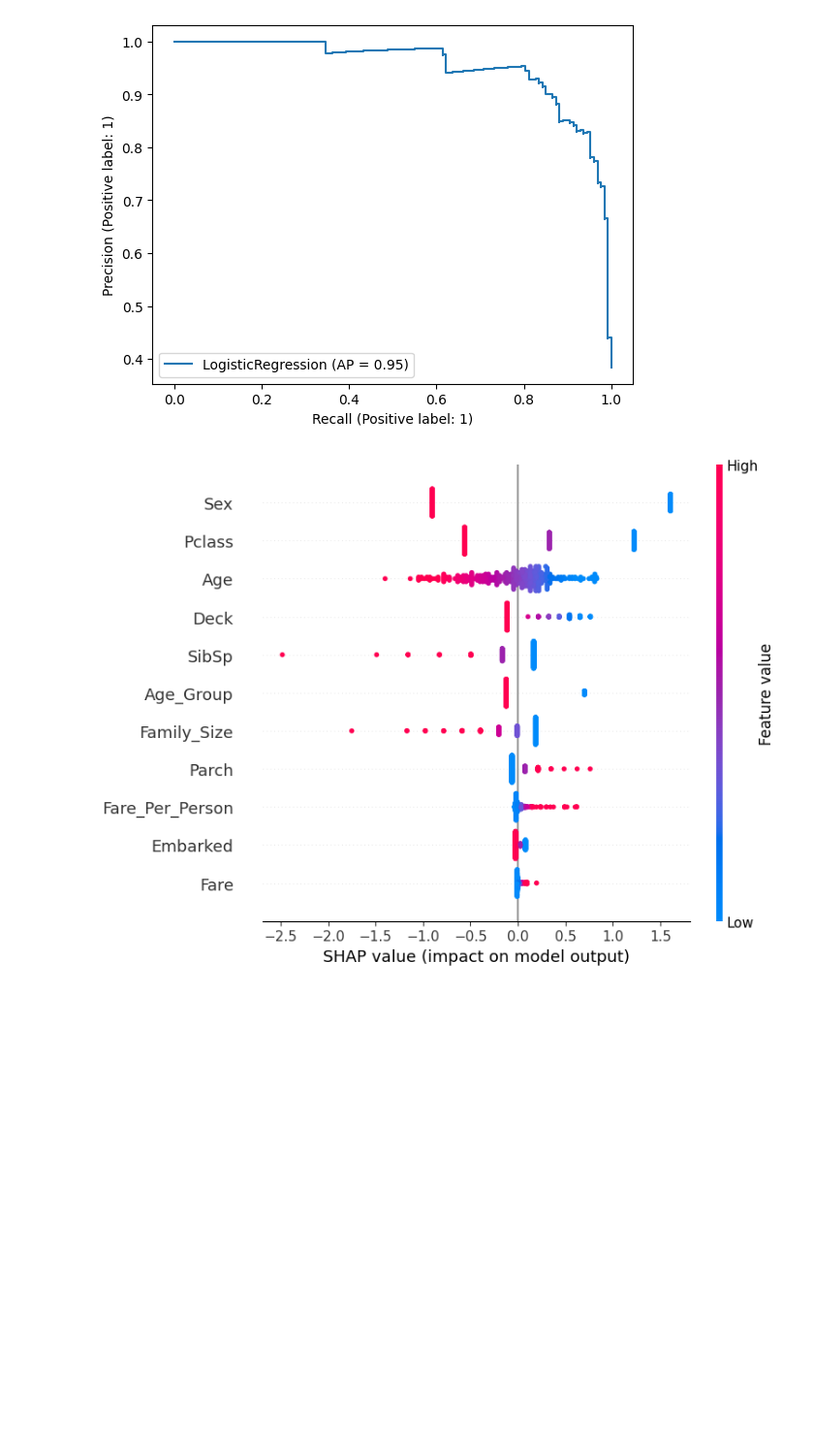
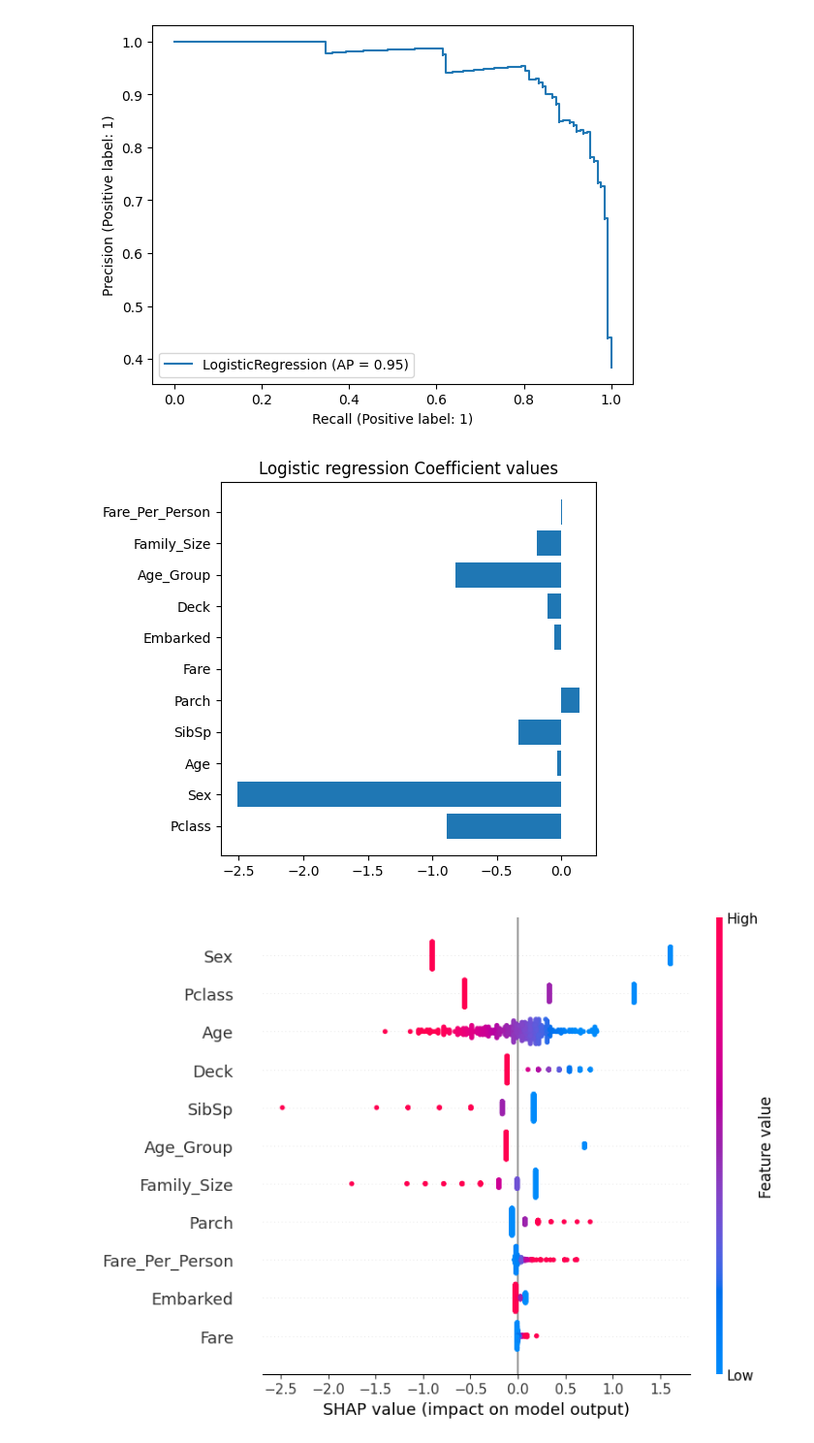
Before and after one commit to max-barker/comp5013-project, a Jupyter notebook: workbook.ipynb, the cells around one changed output. Shown at 97% size. Saved outputs shown, nothing was run; the diff lists cells and outputs as text; code cells hidden in the pictures; blank space fills up the shorter version.

Commit message:
Update workbook.ipynb
Added Logistic Regression Coefficient Values

```diff
--- a/workbook.ipynb
+++ b/workbook.ipynb
@@ -291,6 +291,13 @@ Please also refer to the documentation for alternative solver options:
 [figure]
 [figure]
 [figure]
+# %%
+plt.figure(figsize=(5, 5))
+plt.barh(X_train.columns, model.coef_[0])
+plt.title("Logistic regression Coefficient values")
+plt.show()
+# %% [output]
+[figure, added]
 # %%
 explainer = shap.LinearExplainer(model, X_train.astype(float), feature_perturbation="interventional")
 shap_values = explainer.shap_values(X_test.astype(float))
```
Also changed, not shown: parts of 1 cell of this notebook.
